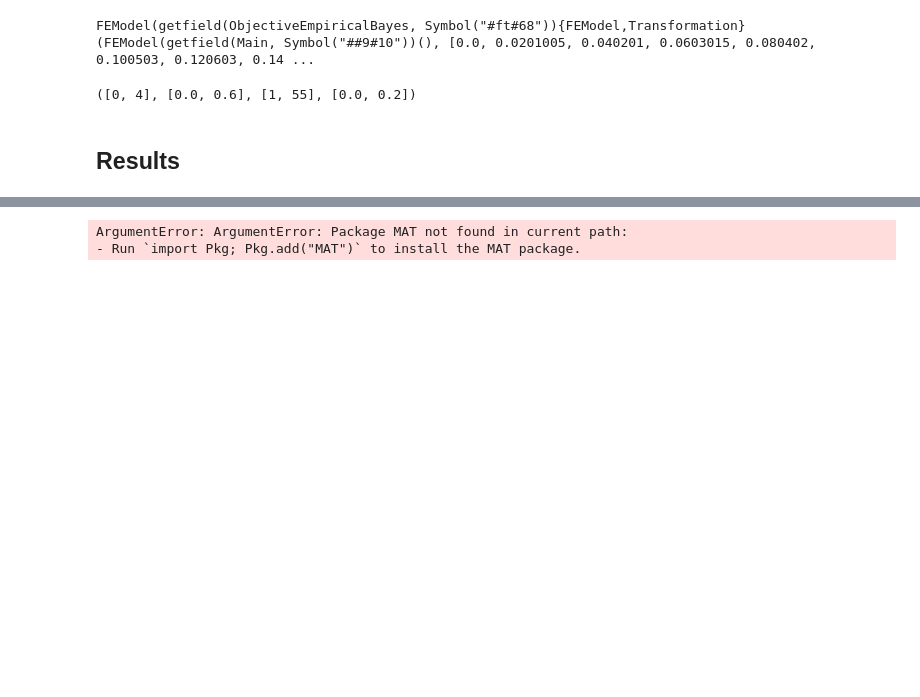
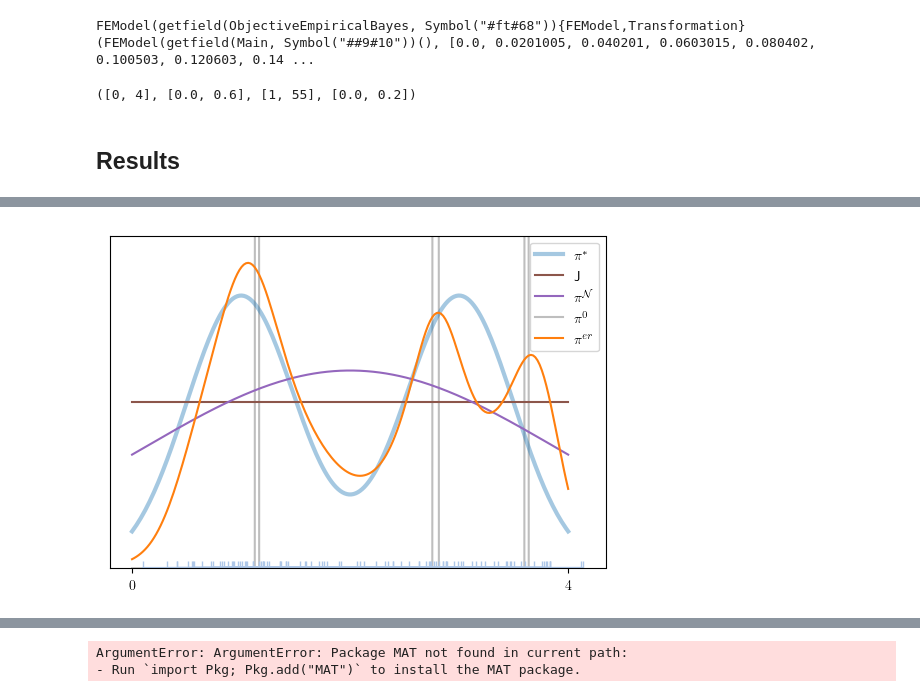
Before and after one commit to axsk/OEBayes, a Jupyter notebook: notebooks/comparison.ipynb, the cells around one changed output, grey strips where cells are left out. Cells and saved outputs as stored; diff of their text form; code cells hidden in the pictures; blank space fills up the shorter version.

```diff
--- a/notebooks/comparison.ipynb
+++ b/notebooks/comparison.ipynb
@@ -70,6 +63,7 @@ using Plots
 ## er estimator
 regs = [ReferenceRegularizer(m, γ) for γ in linspace(0.1,1,ncv)]
 @time ss = [cvscore(m, d, d->ebprior(m, d, r, OPTCONFIG), kfold) for r in regs]
-plot([r.γ for r in regs], ss)
-regR = regs[argmax(ss)].γ
+
+@show regR = regs[argmax(ss)].γ
+Plots.plot([r.γ for r in regs], ss)
 # %% [output]
@@ -170,3 +116,34 @@ UndefVarError: UndefVarError: plot not defined
+# %%
+using LinearAlgebra
+
+w0 = ebprior(m, d, ThikonovRegularizer(0), OptConfig(XTOLABS=1e-30, DEBUG=false);)
+w0 = normalize!([(w>0.05) ? 0.001 : 0 for w in w0], 1)
+wu = normalize!(ones(length(w0)), 1)
+
+wp = normalize!(pdf.(prior, m.xs), 1)
+wn = normalize!(pdf.(Distributions.Normal(2,1.9
+            ), m.xs), 1)
+
+
+
+w2dens(x) = ObjectiveEmpiricalBayes.weighttodensity(m.xs, x)
+scaling = 0.8
+PyPlot.figure(figsize=(8*scaling,5.4*scaling))
+PyPlot.plot(m.xs, wp|>w2dens, label="\$\\pi^*\$", alpha=.4, linewidth=3)
+PyPlot.plot(m.xs,  wu |> w2dens, label = "J", color="#8c564b")
+PyPlot.plot(m.xs, wn|> w2dens, label="\$\\pi^\\mathcal{N}\$", color="#9467bd")
+PyPlot.plot(m.xs, w0|> w2dens, label="\$\\pi^0\$", zorder=-100, alpha=.5, color="#7f7f7f")
+PyPlot.plot(m.xs, wR|> w2dens, label="\$\\pi^{er}\$")
+PyPlot.legend()
+
+
+PyPlot.plot(d, zero(d), marker="2", markersize=10, color="#aec7e8")
+PyPlot.ylim(0,0.5)
+PyPlot.xticks([0,4])
+PyPlot.yticks([])
+PyPlot.savefig("all.pdf", bbox_inches="tight")
+# %% [output]
+[figure, added]
 # %%
 ## thik estimator transformed
 regs = [ThikonovRegularizer(γ) for γ in linspace(1,200,ncv)]
```
Also changed, not shown: parts of 12 cells of this notebook, 2 other files.
